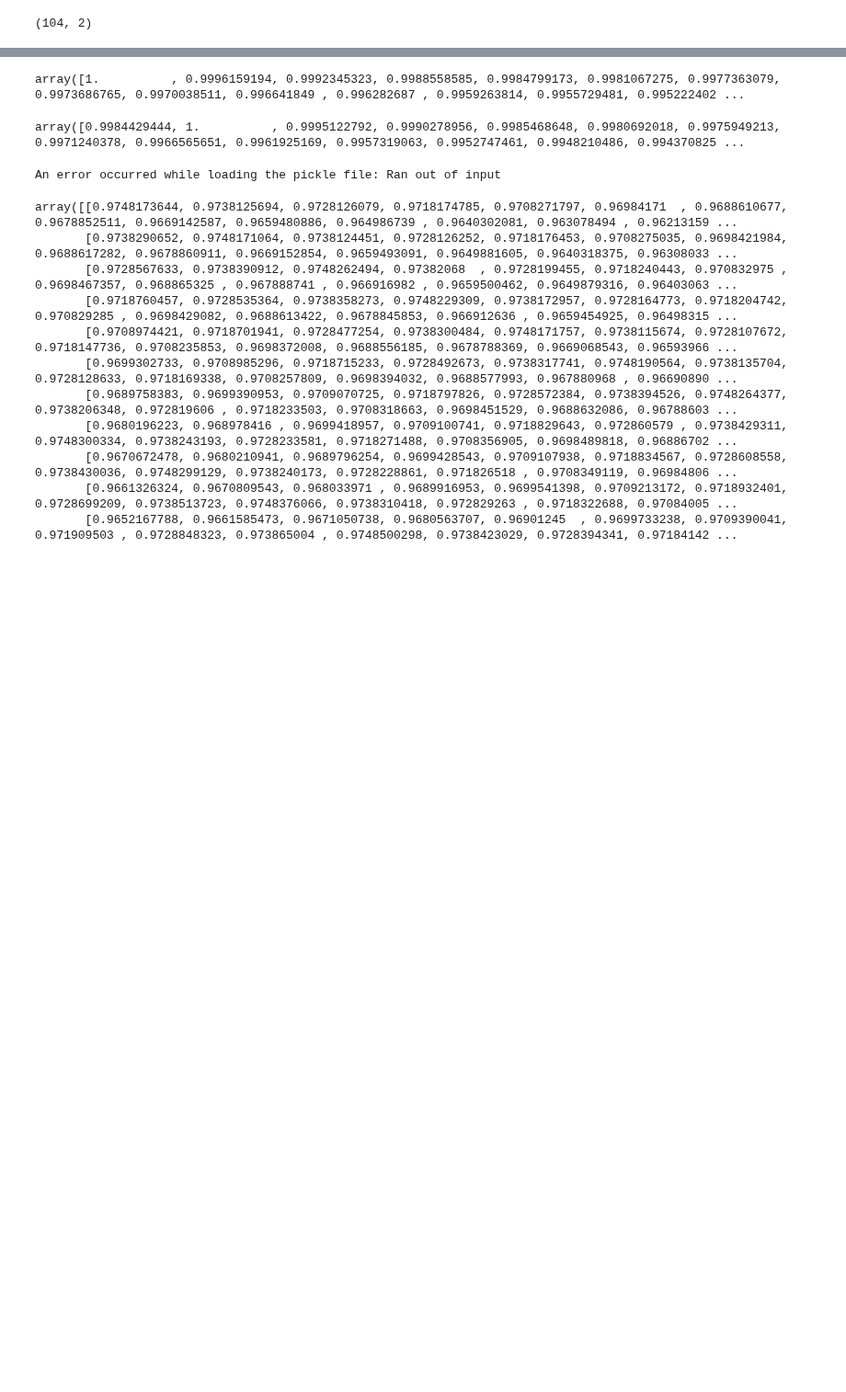
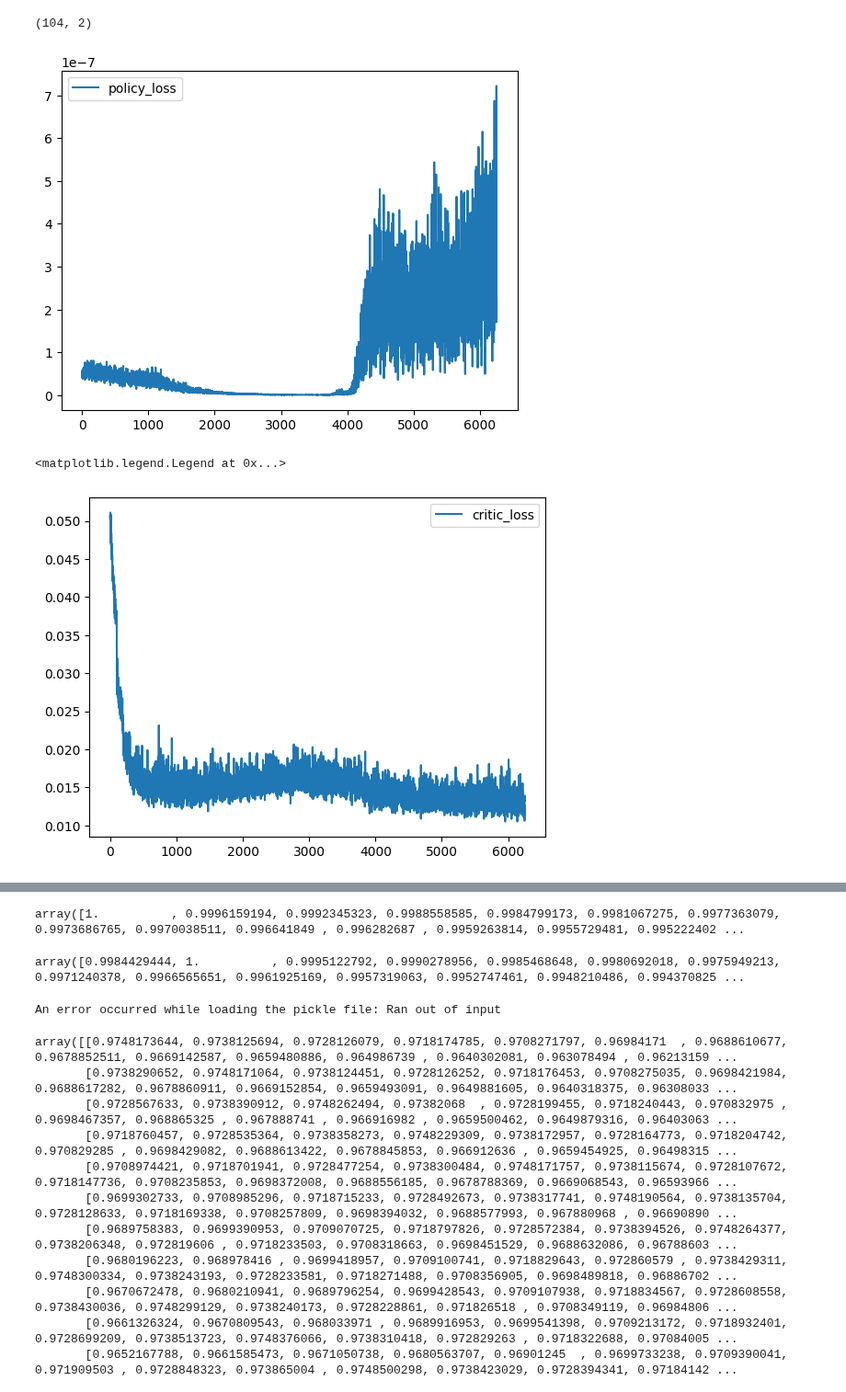
Before and after one commit to Dunkalot/gamma-vega-rl-hedging, a Jupyter notebook: test_rl.ipynb, the cells around one changed output, grey strips where cells are left out. Shown at 92% size. Cells and saved outputs as stored; diff of their text form; code cells hidden in the pictures; blank space fills up the shorter version.

```diff
--- a/test_rl.ipynb
+++ b/test_rl.ipynb
@@ -47,0 +81,5 @@ This is deprecated in traitlets 4.2.This error will be raised in a future releas
+# %%
+import cloudpickle
+path = '/home/hedge/gamma-vega-rl-hedging/data/calm/20250507-101913_1y/lmm_samples.pkl'
+with open(path, 'rb') as f:
+    data = cloudpickle.load(f)
@@ -57,3 +117,22 @@ lmm.swap_indexer(lmm.s_mat_interp)[0,0]*lmm.W[0,0]
 (lmm.swap_indexer(lmm.s_mat_interp)[0,:]*lmm.W[0,:]).shape
 # %% [output]
 (104, 2)
+# %%
+import pandas as pd
+time = '062817'
+df = pd.read_csv(f'/home/hedge/gamma-vega-rl-hedging/logs/run_20250508_{time}/RL/Huber/spread=0.005_obj=cvar_threshold=0.95_critic=qr-huber_v=0.3_hedttm=30/logs/learner/logs.csv')
+df_train = pd.read_csv(f'/home/hedge/gamma-vega-rl-hedging/logs/run_20250508_{time}/RL/Huber/spread=0.005_obj=cvar_threshold=0.95_critic=qr-huber_v=0.3_hedttm=30/logs/train_loop/logs.csv'
+                    )
+
+import matplotlib.pyplot as plt
+df['policy_loss'].plot()
+plt.legend()
+plt.show()
+
+df['critic_loss'].plot()
+plt.legend()
+#df_train['episode_return'].plot()
+# %% [output]
+[figure, added]
+<matplotlib.legend.Legend at 0x...>
+[figure, added]
```
Also changed, not shown: parts of 10 cells of this notebook, 10 other files.
